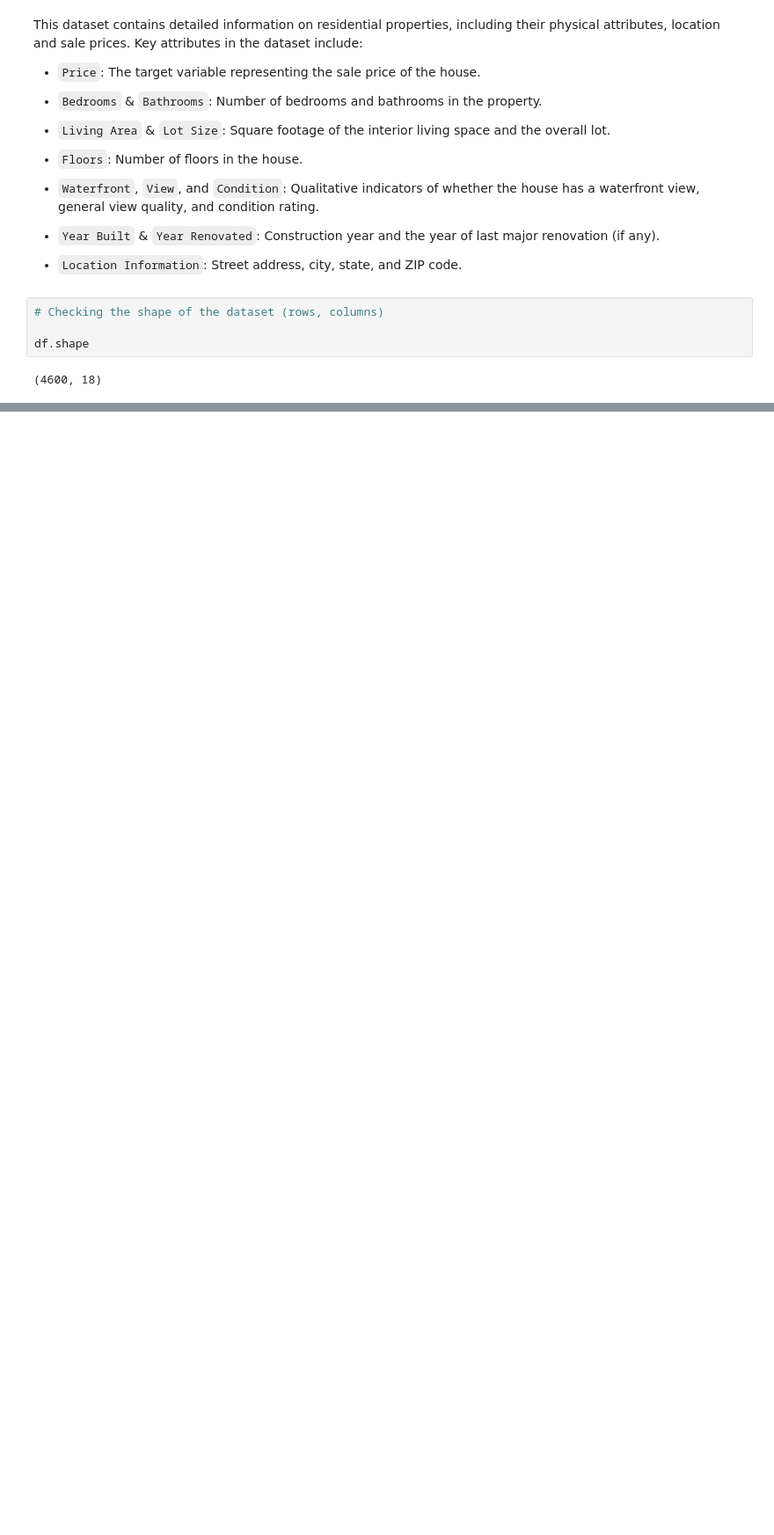
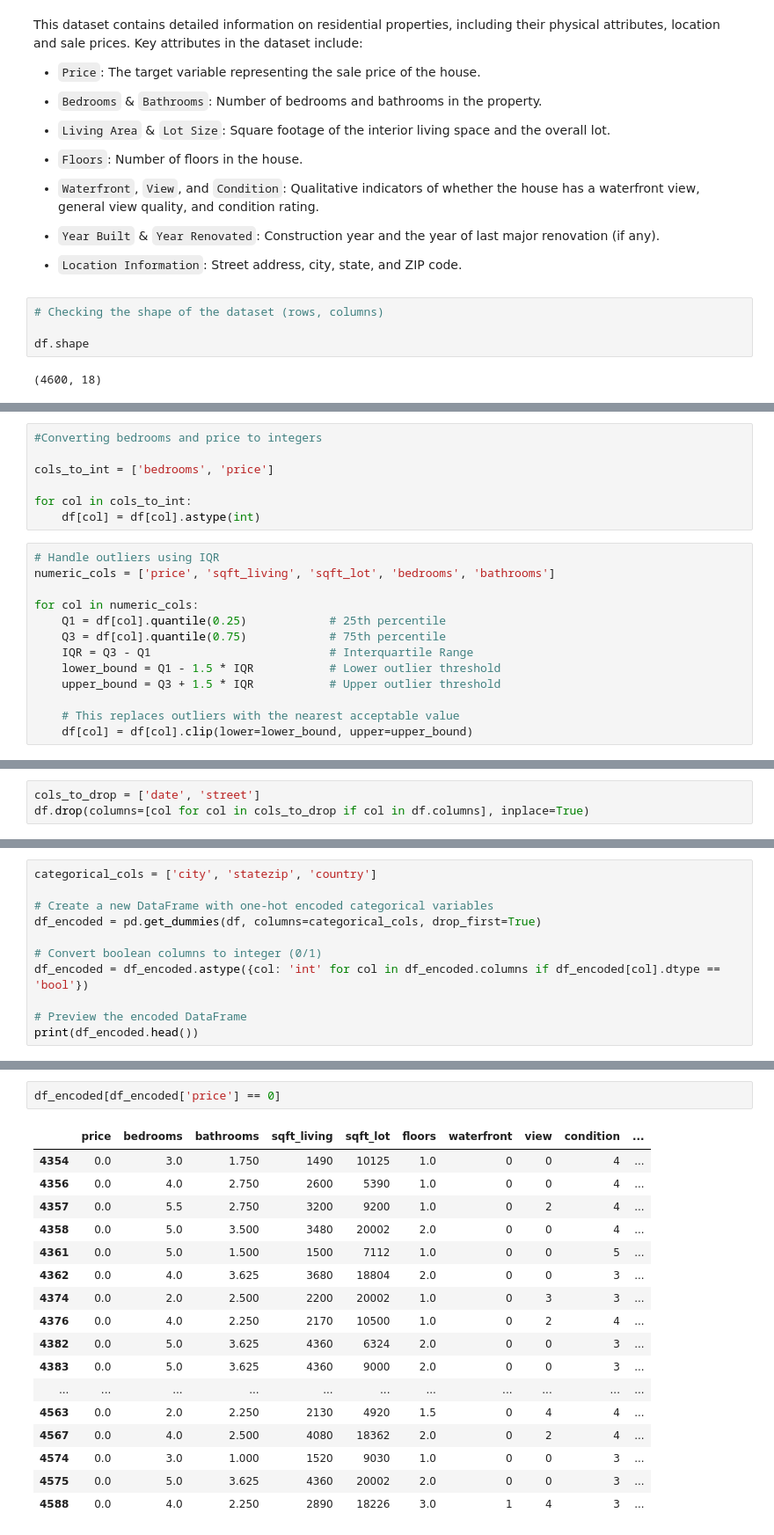
Before and after one commit to Kate-Maina/real-estate-price-prediction, a Jupyter notebook: index.ipynb, the cells around one changed output, grey strips where cells are left out. Shown at 88% size. Drawn from its saved outputs; the diff is of its cells as text; blank space fills up the shorter version.

Commit message:
Drop irrelevant columns and apply one-hot encoding to categorical features

```diff
--- a/index.ipynb
+++ b/index.ipynb
@@ -85,0 +174,20 @@ df.shape
+# %%
+#Converting bedrooms and price to integers
+
+cols_to_int = ['bedrooms', 'price']
+
+for col in cols_to_int:
+    df[col] = df[col].astype(int)
+# %%
+# Handle outliers using IQR
+numeric_cols = ['price', 'sqft_living', 'sqft_lot', 'bedrooms', 'bathrooms']
+
+for col in numeric_cols:
+    Q1 = df[col].quantile(0.25)            # 25th percentile
+    Q3 = df[col].quantile(0.75)            # 75th percentile
+    IQR = Q3 - Q1                          # Interquartile Range
+    lower_bound = Q1 - 1.5 * IQR           # Lower outlier threshold
+    upper_bound = Q3 + 1.5 * IQR           # Upper outlier threshold
+
+    # This replaces outliers with the nearest acceptable value
+    df[col] = df[col].clip(lower=lower_bound, upper=upper_bound)
@@ -85,0 +202,3 @@ df.shape
+# %%
+cols_to_drop = ['date', 'street']
+df.drop(columns=[col for col in cols_to_drop if col in df.columns], inplace=True)
@@ -85,0 +218,11 @@ df.shape
+# %%
+categorical_cols = ['city', 'statezip', 'country']
+
+# Create a new DataFrame with one-hot encoded categorical variables
+df_encoded = pd.get_dummies(df, columns=categorical_cols, drop_first=True)
+
+# Convert boolean columns to integer (0/1)
+df_encoded = df_encoded.astype({col: 'int' for col in df_encoded.columns if df_encoded[col].dtype == 'bool'})
+
+# Preview the encoded DataFrame
+print(df_encoded.head())
@@ -85,0 +263,20 @@ df.shape
+# %%
+df_encoded[df_encoded['price'] == 0]
+# %% [output]
+|  | price | bedrooms | bathrooms | sqft_living | sqft_lot | floors | waterfront | view | condition | ... |
+| 4354 | 0.0 | 3.0 | 1.750 | 1490 | 10125 | 1.0 | 0 | 0 | 4 | ... |
+| 4356 | 0.0 | 4.0 | 2.750 | 2600 | 5390 | 1.0 | 0 | 0 | 4 | ... |
+| 4357 | 0.0 | 5.5 | 2.750 | 3200 | 9200 | 1.0 | 0 | 2 | 4 | ... |
+| 4358 | 0.0 | 5.0 | 3.500 | 3480 | 20002 | 2.0 | 0 | 0 | 4 | ... |
+| 4361 | 0.0 | 5.0 | 1.500 | 1500 | 7112 | 1.0 | 0 | 0 | 5 | ... |
+| 4362 | 0.0 | 4.0 | 3.625 | 3680 | 18804 | 2.0 | 0 | 0 | 3 | ... |
+| 4374 | 0.0 | 2.0 | 2.500 | 2200 | 20002 | 1.0 | 0 | 3 | 3 | ... |
+| 4376 | 0.0 | 4.0 | 2.250 | 2170 | 10500 | 1.0 | 0 | 2 | 4 | ... |
+| 4382 | 0.0 | 5.0 | 3.625 | 4360 | 6324 | 2.0 | 0 | 0 | 3 | ... |
+| 4383 | 0.0 | 5.0 | 3.625 | 4360 | 9000 | 2.0 | 0 | 0 | 3 | ... |
+| ... | ... | ... | ... | ... | ... | ... | ... | ... | ... | ... |
+| 4563 | 0.0 | 2.0 | 2.250 | 2130 | 4920 | 1.5 | 0 | 4 | 4 | ... |
+| 4567 | 0.0 | 4.0 | 2.500 | 4080 | 18362 | 2.0 | 0 | 2 | 4 | ... |
+| 4574 | 0.0 | 3.0 | 1.000 | 1520 | 9030 | 1.0 | 0 | 0 | 3 | ... |
+| 4575 | 0.0 | 5.0 | 3.625 | 4360 | 20002 | 2.0 | 0 | 0 | 3 | ... |
+| 4588 | 0.0 | 4.0 | 2.250 | 2890 | 18226 | 3.0 | 1 | 4 | 3 | ... |
```
Also changed, not shown: parts of 23 cells of this notebook.
